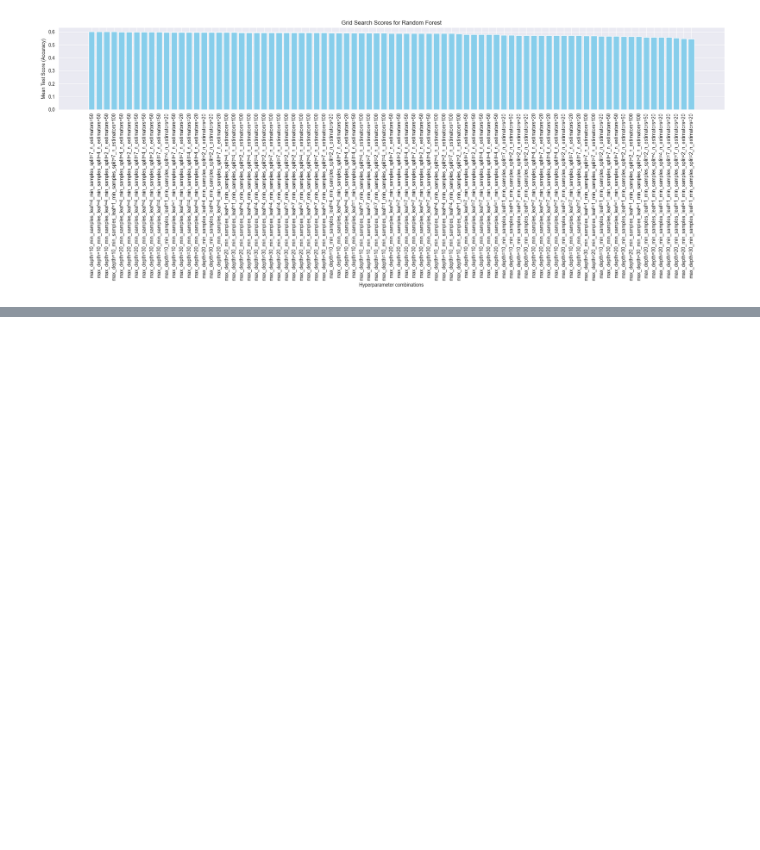
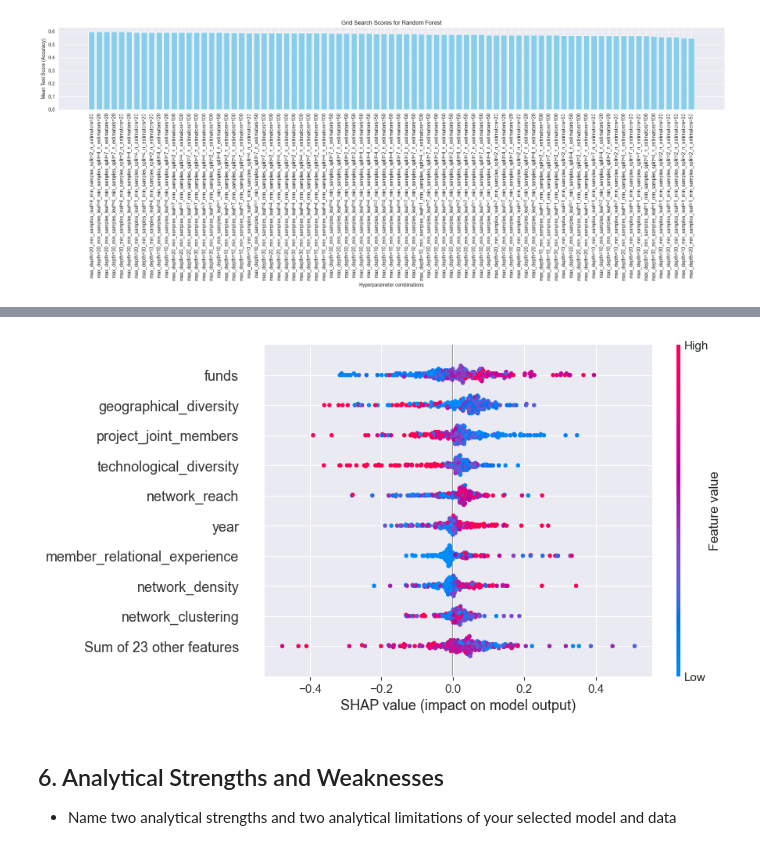
Before and after one commit to jmonbris/TPM034A_mini_project, a Jupyter notebook: Mini-project 2 - R&D Innovation.ipynb, the cells around one changed output, grey strips where cells are left out. Cells and saved outputs as stored; diff of their text form; code cells hidden in the pictures; blank space fills up the shorter version.

```diff
--- a/Mini-project 2 - R&D Innovation.ipynb
+++ b/Mini-project 2 - R&D Innovation.ipynb
@@ -339,0 +372,13 @@ plot_grid_search_results(rf_cv_results)
+# %%
+# Plot the SHAP values for each feature and test sample
+X100 = shap.sample(X_train, 100, random_state=0)
+explainer_rf = shap.Explainer(best_rf_model.predict, X100)
+shap_values_rf = explainer_rf(X_test)
+
+shap.plots.beeswarm(shap_values_rf, max_display=10)
+# %% [output]
+[figure, added]
+# %% [markdown]
+## 6.	Analytical Strengths and Weaknesses
+
+- Name two analytical strengths and two analytical limitations of your selected model and data
```
Also changed, not shown: parts of 19 cells of this notebook.
